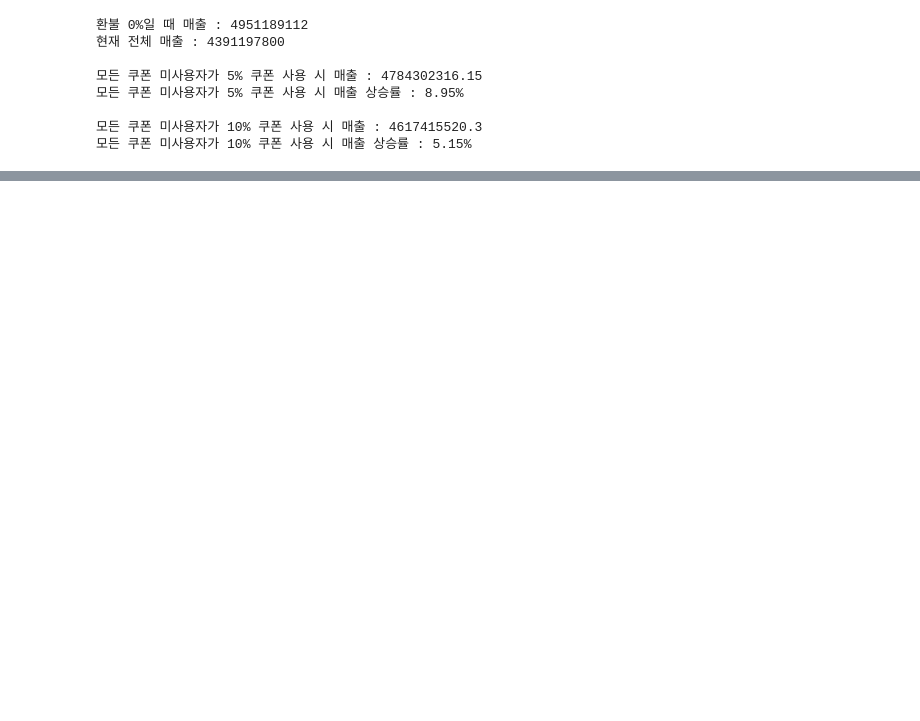
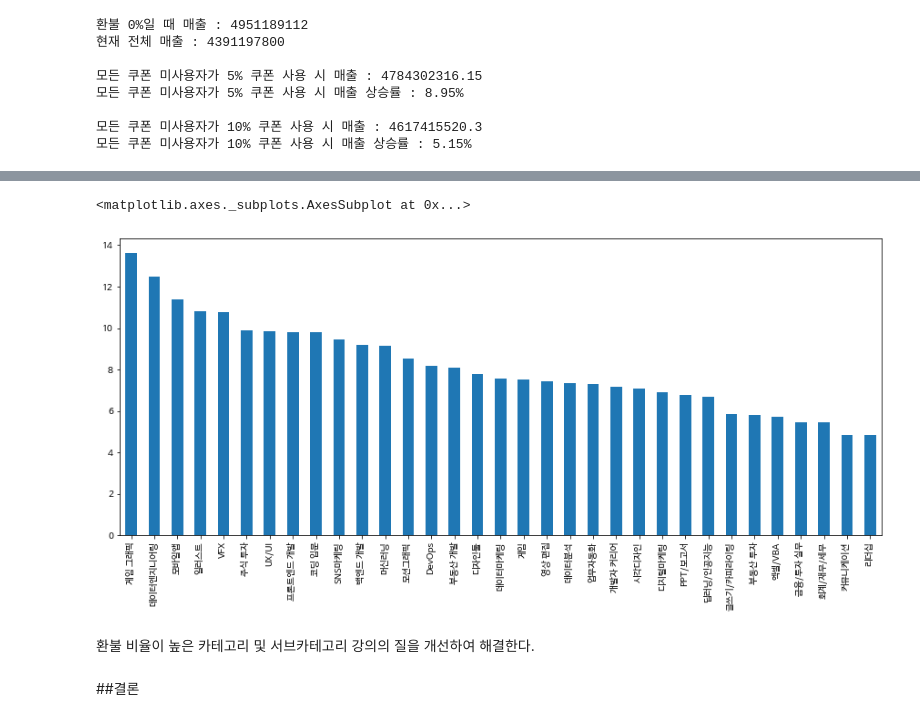
Before and after one commit to wjdrnqja9/TIL, a Jupyter notebook: 정구범_패스트캠퍼스_데이터분석.ipynb, the cells around one changed output, grey strips where cells are left out. Drawn from its saved outputs; the diff is of its cells as text; code cells hidden in the pictures; blank space fills up the shorter version.

```diff
--- a/정구범_패스트캠퍼스_데이터분석.ipynb
+++ b/정구범_패스트캠퍼스_데이터분석.ipynb
@@ -512,6 +533,6 @@ df_refund_rate.plot.bar(figsize = (15,6))
 # %%
-# 카테고리 별 환불 비율
-df_refund_rate = df_refund['category_title'].value_counts()/df_ORDER_delete['category_title'].value_counts()*100
-df_refund_rate = df_refund_rate.sort_values(ascending=False)
-df_refund_rate = df_refund_rate.dropna()
-df_refund_rate
+# 서브카테고리 별 환불 비율
+df_refund_rate_sub = Refdf['subcategory_title'].value_counts()/df3['subcategory_title'].value_counts()*100
+df_refund_rate_sub = df_refund_rate_sub.sort_values(ascending=False)
+df_refund_rate_sub = df_refund_rate_sub.dropna()
+df_refund_rate_sub
@@ -517,0 +557,10 @@ df_refund_rate
+# %%
+# 서브카테고리 별 환불 비율 그래프
+df_refund_rate_sub.plot.bar(figsize = (15,6))
+# %% [output]
+<matplotlib.axes._subplots.AxesSubplot at 0x...>
+[figure, added]
+# %% [markdown]
+환불 비율이 높은 카테고리 및 서브카테고리 강의의 질을 개선하여 해결한다.
+# %% [markdown]
+##결론
```
Also changed, not shown: parts of 41 cells of this notebook.
